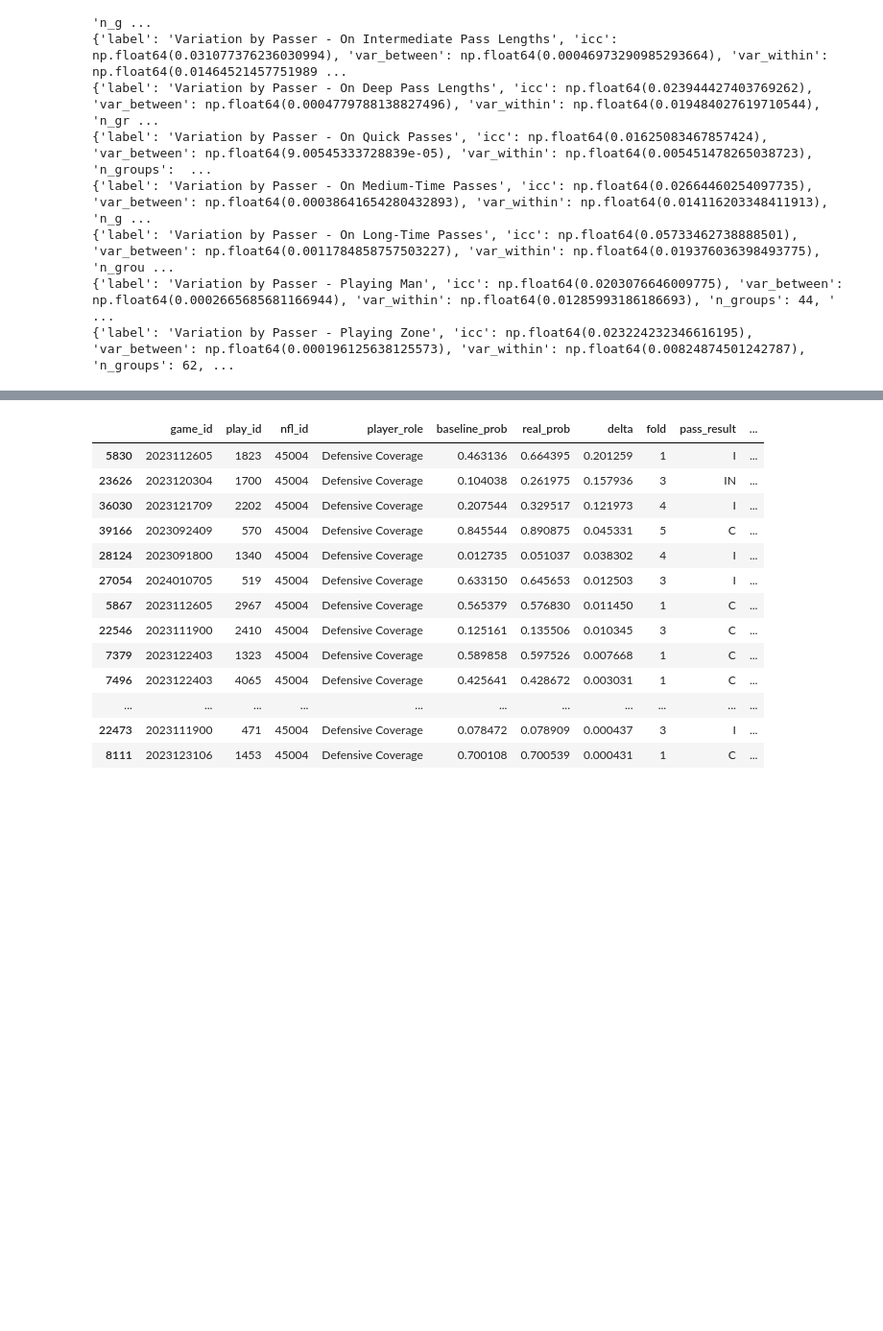
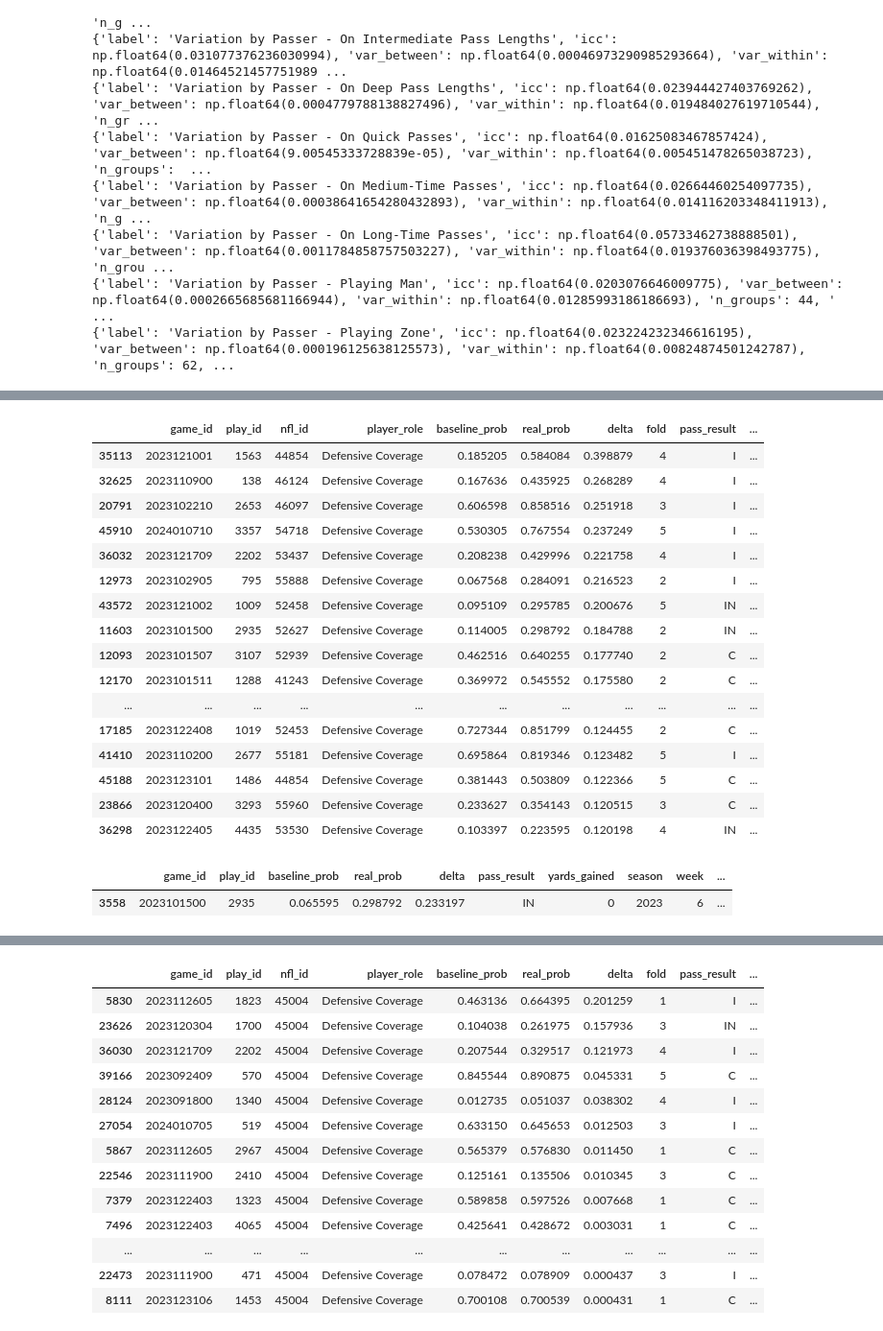
Before and after one commit to kevniu95/bdb-26, a Jupyter notebook: analytics_pred_catch_analysis.ipynb, the cells around one changed output, grey strips where cells are left out. Shown: that part at 96% size. Saved outputs shown, nothing was run; the diff lists cells and outputs as text; code cells hidden in the pictures; blank space fills up the shorter version.

```diff
--- a/analytics_pred_catch_analysis.ipynb
+++ b/analytics_pred_catch_analysis.ipynb
@@ -2249,0 +2262,29 @@ filtered[filtered['delta']  -.01].groupby('nfl_id').count().reset_index().sort_v
+# %%
+filtered.sort_values('delta', ascending= False).head(40)
+# %% [output]
+|  | game_id | play_id | nfl_id | player_role | baseline_prob | real_prob | delta | fold | pass_result | ... |
+| 35113 | 2023121001 | 1563 | 44854 | Defensive Coverage | 0.185205 | 0.584084 | 0.398879 | 4 | I | ... |
+| 32625 | 2023110900 | 138 | 46124 | Defensive Coverage | 0.167636 | 0.435925 | 0.268289 | 4 | I | ... |
+| 20791 | 2023102210 | 2653 | 46097 | Defensive Coverage | 0.606598 | 0.858516 | 0.251918 | 3 | I | ... |
+| 45910 | 2024010710 | 3357 | 54718 | Defensive Coverage | 0.530305 | 0.767554 | 0.237249 | 5 | I | ... |
+| 36032 | 2023121709 | 2202 | 53437 | Defensive Coverage | 0.208238 | 0.429996 | 0.221758 | 4 | I | ... |
+| 12973 | 2023102905 | 795 | 55888 | Defensive Coverage | 0.067568 | 0.284091 | 0.216523 | 2 | I | ... |
+| 43572 | 2023121002 | 1009 | 52458 | Defensive Coverage | 0.095109 | 0.295785 | 0.200676 | 5 | IN | ... |
+| 11603 | 2023101500 | 2935 | 52627 | Defensive Coverage | 0.114005 | 0.298792 | 0.184788 | 2 | IN | ... |
+| 12093 | 2023101507 | 3107 | 52939 | Defensive Coverage | 0.462516 | 0.640255 | 0.177740 | 2 | C | ... |
+| 12170 | 2023101511 | 1288 | 41243 | Defensive Coverage | 0.369972 | 0.545552 | 0.175580 | 2 | C | ... |
+| ... | ... | ... | ... | ... | ... | ... | ... | ... | ... | ... |
+| 17185 | 2023122408 | 1019 | 52453 | Defensive Coverage | 0.727344 | 0.851799 | 0.124455 | 2 | C | ... |
+| 41410 | 2023110200 | 2677 | 55181 | Defensive Coverage | 0.695864 | 0.819346 | 0.123482 | 5 | I | ... |
+| 45188 | 2023123101 | 1486 | 44854 | Defensive Coverage | 0.381443 | 0.503809 | 0.122366 | 5 | C | ... |
+| 23866 | 2023120400 | 3293 | 55960 | Defensive Coverage | 0.233627 | 0.354143 | 0.120515 | 3 | C | ... |
+| 36298 | 2023122405 | 4435 | 53530 | Defensive Coverage | 0.103397 | 0.223595 | 0.120198 | 4 | IN | ... |
+# %%
+catch_probabilities[
+  (catch_probabilities['game_id'] == 2023101500)&
+  (catch_probabilities['play_id'] == 2935)
+  # & (catch_probabilities['nfl_id'] == 1563)
+  ]
+# %% [output]
+|  | game_id | play_id | baseline_prob | real_prob | delta | pass_result | yards_gained | season | week | ... |
+| 3558 | 2023101500 | 2935 | 0.065595 | 0.298792 | 0.233197 | IN | 0 | 2023 | 6 | ... |
```
Also changed, not shown: parts of 18 cells of this notebook, 1 other file.
